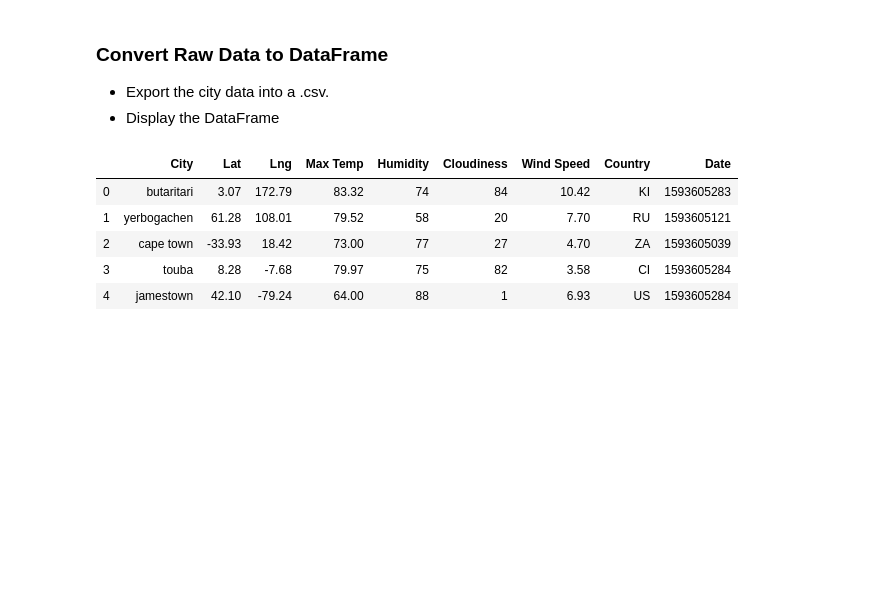
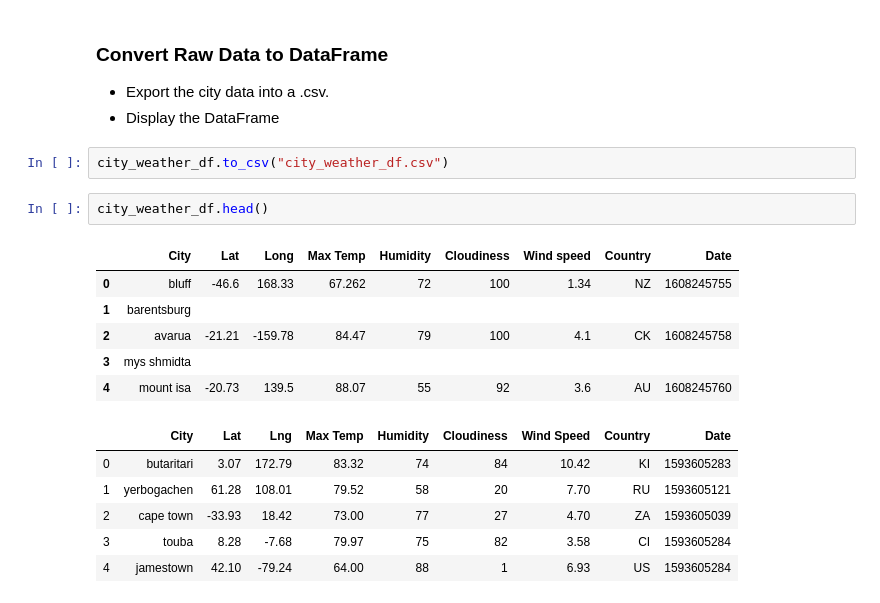
Before and after one commit to amorales0614/pythonapis-challenge, a Jupyter notebook: WeatherPy.ipynb, the cells around one changed output. Cells and saved outputs as stored; diff of their text form; blank space fills up the shorter version.

```diff
--- a/WeatherPy.ipynb
+++ b/WeatherPy.ipynb
@@ -153,6 +153,17 @@ Data Retrieval Complete
 ### Convert Raw Data to DataFrame
 * Export the city data into a .csv.
 * Display the DataFrame
+# %%
+city_weather_df.to_csv("city_weather_df.csv")
+# %%
+city_weather_df.head()
+# %% [output]
+|  | City | Lat | Long | Max Temp | Humidity | Cloudiness | Wind speed | Country | Date |
+| 0 | bluff | -46.6 | 168.33 | 67.262 | 72 | 100 | 1.34 | NZ | 1608245755 |
+| 1 | barentsburg |  |  |  |  |  |  |  |  |
+| 2 | avarua | -21.21 | -159.78 | 84.47 | 79 | 100 | 4.1 | CK | 1608245758 |
+| 3 | mys shmidta |  |  |  |  |  |  |  |  |
+| 4 | mount isa | -20.73 | 139.5 | 88.07 | 55 | 92 | 3.6 | AU | 1608245760 |
 # %%
 # %% [output]
 |  | City | Lat | Lng | Max Temp | Humidity | Cloudiness | Wind Speed | Country | Date |
```
Also changed, not shown: 1 other file.
